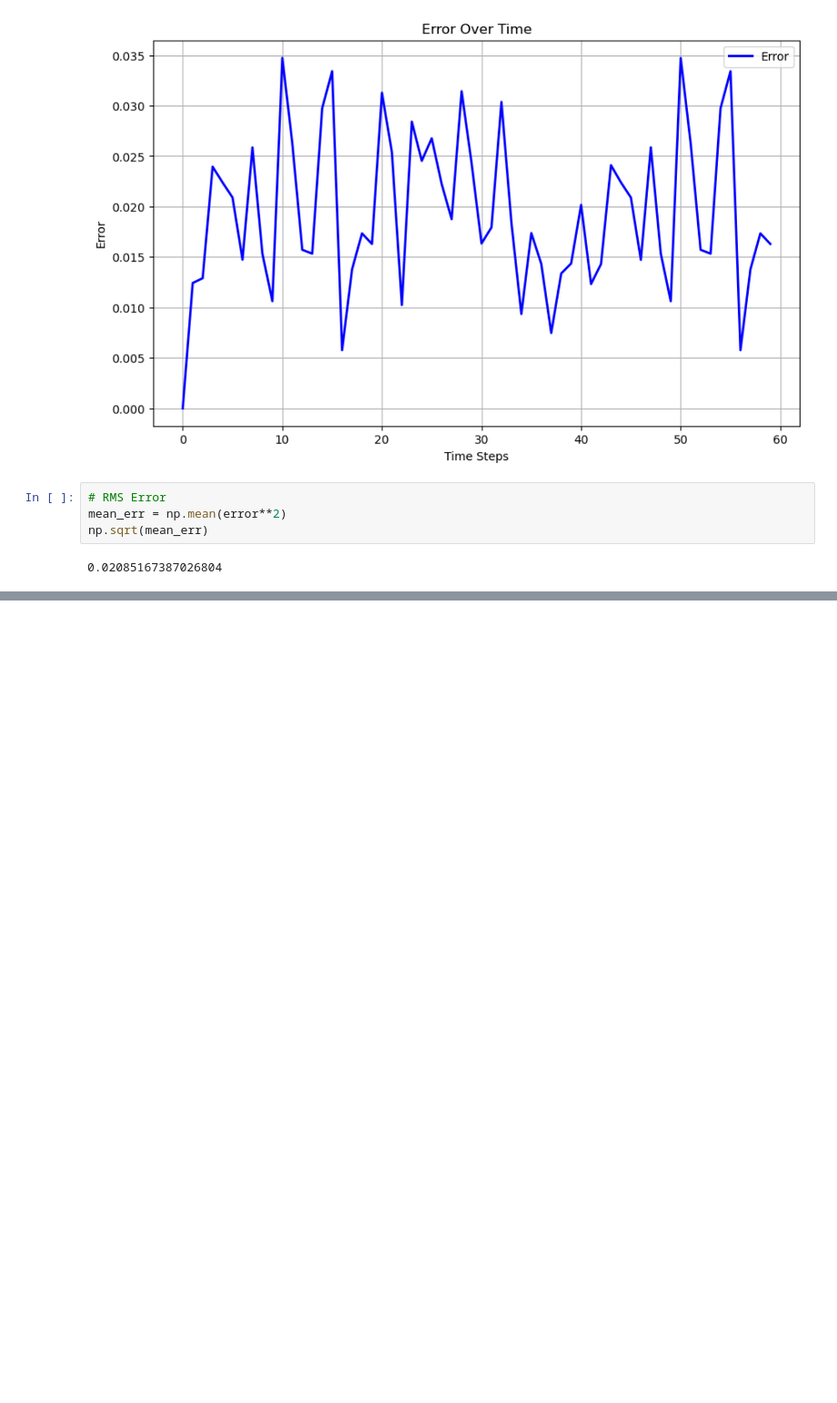
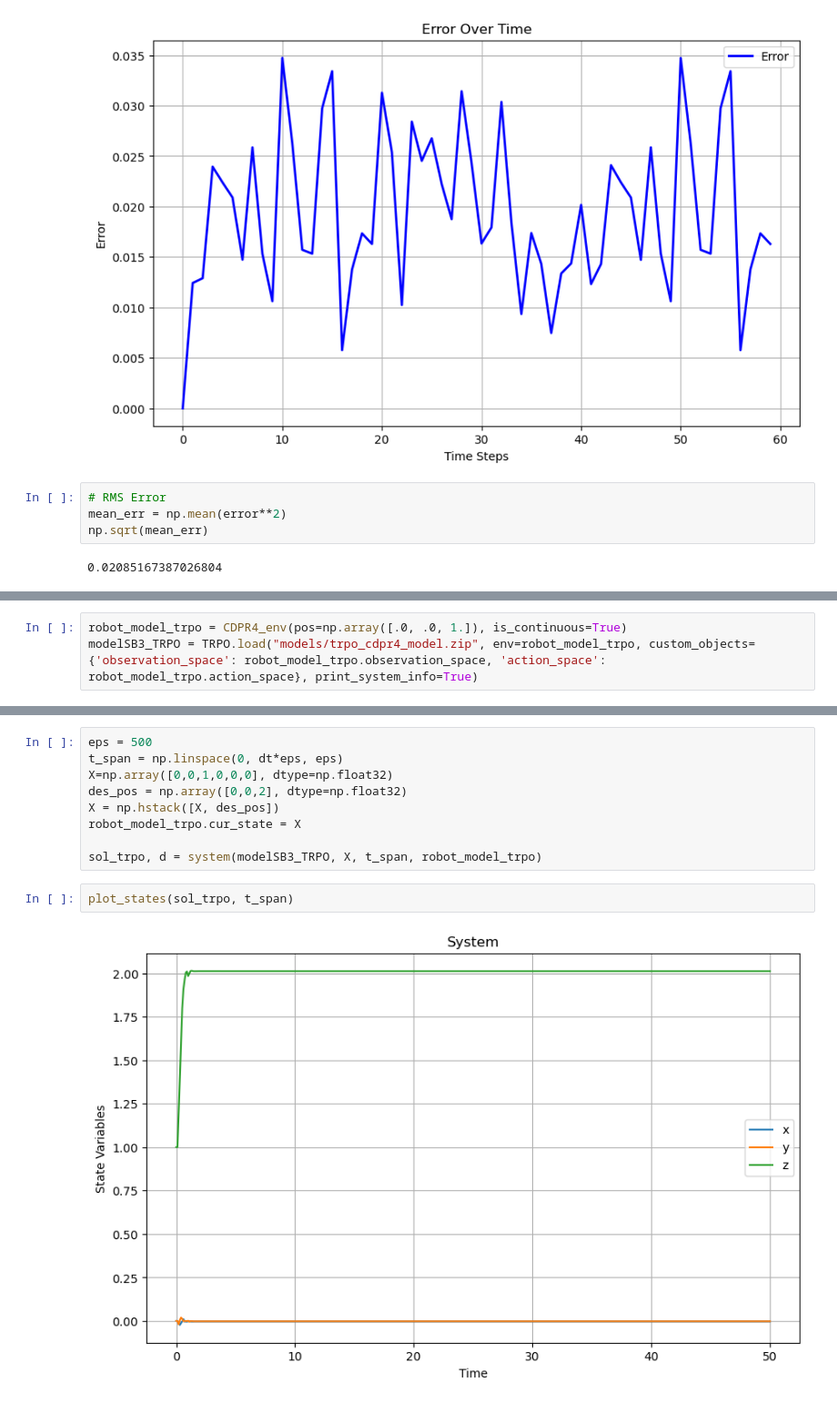
Before and after one commit to damurka5/RL_CDPR, a Jupyter notebook: mujoco_py/11_SB3_PPO&DDPG_evaluation.ipynb, the cells around one changed output, grey strips where cells are left out. Shown at 91% size. Drawn from its saved outputs; the diff is of its cells as text; blank space fills up the shorter version.

Commit message:
trpo evaluated, follow trajectory function need to be checked

```diff
--- a/mujoco_py/11_SB3_PPO&DDPG_evaluation.ipynb
+++ b/mujoco_py/11_SB3_PPO&DDPG_evaluation.ipynb
@@ -657,0 +661,3 @@ np.sqrt(mean_err)
+# %%
+robot_model_trpo = CDPR4_env(pos=np.array([.0, .0, 1.]), is_continuous=True)
+modelSB3_TRPO = TRPO.load("models/trpo_cdpr4_model.zip", env=robot_model_trpo, custom_objects={'observation_space': robot_model_trpo.observation_space, 'action_space': robot_model_trpo.action_space}, print_system_info=True)
@@ -657,0 +685,13 @@ np.sqrt(mean_err)
+# %%
+eps = 500
+t_span = np.linspace(0, dt*eps, eps)
+X=np.array([0,0,1,0,0,0], dtype=np.float32)
+des_pos = np.array([0,0,2], dtype=np.float32)
+X = np.hstack([X, des_pos])
+robot_model_trpo.cur_state = X
+
+sol_trpo, d = system(modelSB3_TRPO, X, t_span, robot_model_trpo)
+# %%
+plot_states(sol_trpo, t_span)
+# %% [output]
+[figure, added]
```
Also changed, not shown: parts of 13 cells of this notebook, 3 other files.
